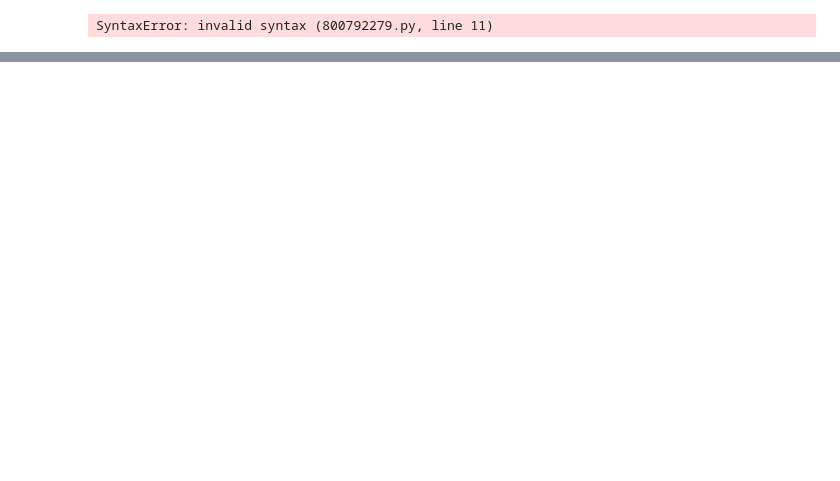
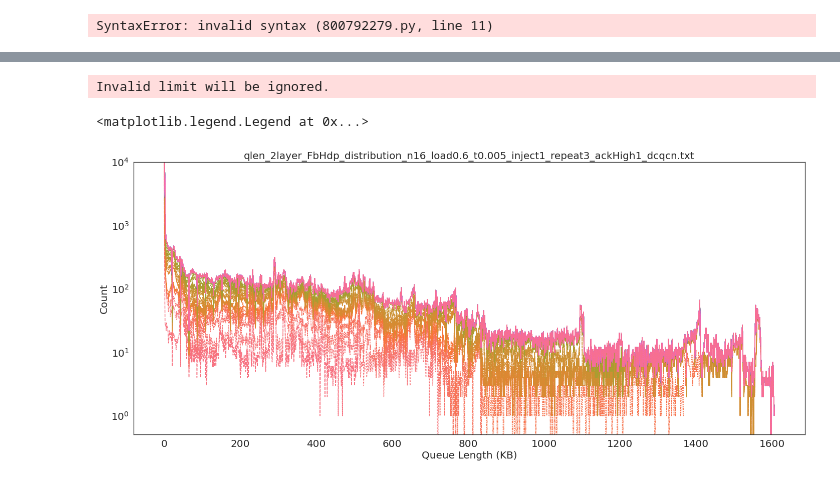
Before and after one commit to cxyzhao/High-Precision-Congestion-Control, a Jupyter notebook: cc_exp_ctrl.ipynb, the cells around one changed output, grey strips where cells are left out. Saved outputs shown, nothing was run; the diff lists cells and outputs as text; code cells hidden in the pictures; blank space fills up the shorter version.

```diff
--- a/cc_exp_ctrl.ipynb
+++ b/cc_exp_ctrl.ipynb
@@ -264,16 +272,14 @@ KeyboardInterrupt:
 # %%
 lst = []
 for wkld in ["FbHdp_distribution"]:
-    for load in [0.3, 0.6]:
+    for load in [0.6]:
         for p in [0]:
             prefix = gen_trafic_config(wkld=wkld, nhost=64, load=load, time_s=0.1, incast=0, pattern=p)
-            for abc_eta in [0.85, 0.9, 0.95]:
+            for abc_eta in [0.85]:
                 for abc_token in [50]:
-                    for abc_delta in [16000, 32000, 64000]:
-                        for abc_dt_ratio in [0, 0.5, 1]:
+                    for abc_delta in [6000]:
+                        for abc_dt_ratio in [0]:
                             abc_dt = abc_dt_ratio * abc_delta
-                            if (abc_dt == 0 and abc_delta==16000):
-                                continue
                             for method in ["abc"]:
                                 trace = prefix
                                 if (method != "slow"):
@@ -282,8 +288,8 @@ for wkld in ["FbHdp_distribution"]:
                                 else:
                                     f_id = launch.remote("abc", trace, slow_unit=1, ack_highprio = ack, abc_dt = abc_dt, abc_delta = abc_delta, abc_token = abc_token, abc_eta=abc_eta)
                                     lst.append(f_id)
-                ray.wait(lst, num_returns=len(lst))
-                lst = []
+    ray.wait(lst, num_returns=len(lst))
+    lst = []
 
 # for wkld in ["WebSearch_distribution", "FbHdp_distribution"]:
 #     for load in [0.3]:
@@ -409,0 +454,46 @@ f_id = launch.remote("abc", "1longflow", slow_unit=0, ack_highprio = 1)
+# %%
+import pandas as pd
+import seaborn as sns
+import matplotlib.pyplot as plt
+
+qlen_dir = "/home/cxyzhao/High-Precision-Congestion-Control/simulation/mix/"
+#qlen_name = "qlen_2layer_FbHdp_distribution_n16_load0.6_t0.005_inject1_repeat3_ackHigh1_hp95ai80.txt"
+qlen_name = "qlen_2layer_FbHdp_distribution_n16_load0.6_t0.005_inject1_repeat3_ackHigh1_dcqcn.txt"
+#qlen_name = "qlen_2layer_FbHdp_distribution_n16_load0.6_t0.005_inject1_repeat3_ackHigh1_aabcdt0.0dl16000.0token50eta0.95.txt"
+qlen_file = qlen_dir + qlen_name
+port_to_qlenDist = {}
+with open(qlen_file) as f:
+    lines =f.readlines()
+    for line in lines:
+        if line.find("time") != -1:
+            continue
+        else:
+            lst = line.split()
+            lst = [int(i) for i in lst]
+            name = "switch{}port{}".format(lst[0], lst[1])
+            if name not in port_to_qlenDist.keys():
+                port_to_qlenDist[name] = []
+            port_to_qlenDist[name].append(lst[2:])
+
+
+sns.set(rc={'figure.figsize':(24,10)})
+sns.set_style('white')
+
+#g.set_yticks([5000 * (i+1) for i in range(8)])
+
+#g.set_yticklabels(g.get_yticks(), size=20)
+plt.yticks(fontsize=20)
+plt.xticks(fontsize=20)
+df = pd.DataFrame(port_to_qlenDist["switch64port2"]).T
+g= sns.lineplot(data=df)
+g.set_title(qlen_name, fontsize = 20)
+g.set_yscale('log')
+g.set_xlabel("Queue Length (KB)", fontsize = 20)
+g.set_ylabel("Count", fontsize = 20)
+g.set(ylim=(0, 10000))
+plt.legend(bbox_to_anchor=(1.05, 1), loc=2, borderaxespad=0.)
+plt.legend([],[], frameon=False)
+# %% [output]
+Invalid limit will be ignored.
+<matplotlib.legend.Legend at 0x...>
+[figure, added]
```
Also changed, not shown: parts of 8 cells of this notebook, 8 other files.
